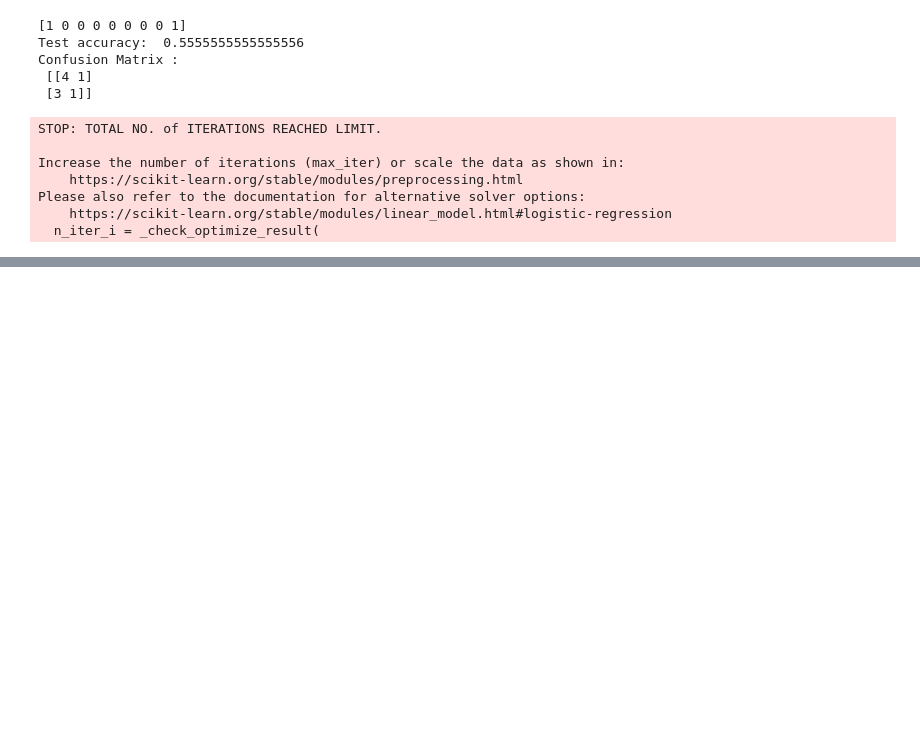
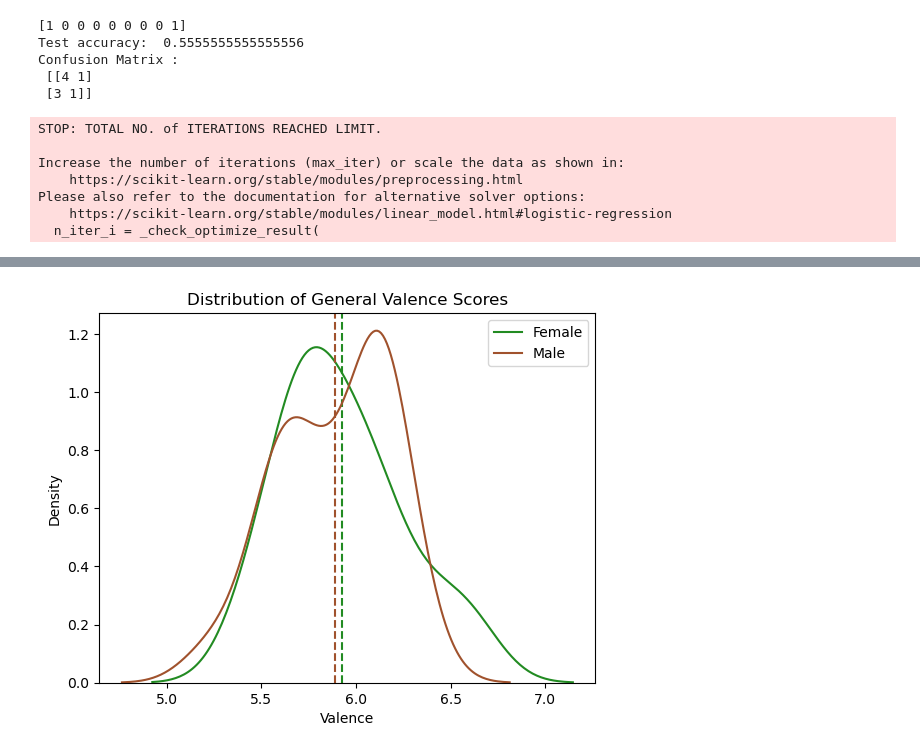
Before and after one commit to ruthhcarter/PSY-341K-Final-Project, a Jupyter notebook: final_proj (1).ipynb, the cells around one changed output, grey strips where cells are left out. Saved outputs shown, nothing was run; the diff lists cells and outputs as text; code cells hidden in the pictures; blank space fills up the shorter version.

```diff
--- a/final_proj (1).ipynb
+++ b/final_proj (1).ipynb
@@ -414,0 +480,27 @@ men_ang_valence = warriner_score_list(men_anger["Anger Prompt"])
+# %%
+# t-test visualization
+fem_gen_mean = np.mean(fem_gen_valence)
+men_gen_mean = np.mean(men_gen_valence)
+
+
+sns.kdeplot(data=fem_gen_valence, label='Female', color='forestgreen')
+plt.axvline(x=fem_gen_mean, color='forestgreen', linestyle='--')  # Adjust x=3 to your desired position
+
+
+sns.kdeplot(data=men_gen_valence, label='Male', color='#A0522D')
+plt.axvline(x=men_gen_mean, color='#A0522D', linestyle='--')  # Adjust x=3 to your desired position
+
+# Set plot title and labels
+plt.title('Distribution of General Valence Scores')
+plt.xlabel('Valence')
+plt.ylabel('Density')
+
+# Add legend
+plt.legend()
+
+# Show plot
+plt.show()
+
+#plt.savefig('gen_valence_dist.png')
+# %% [output]
+[figure, added]
```
Also changed, not shown: parts of 11 cells of this notebook.
